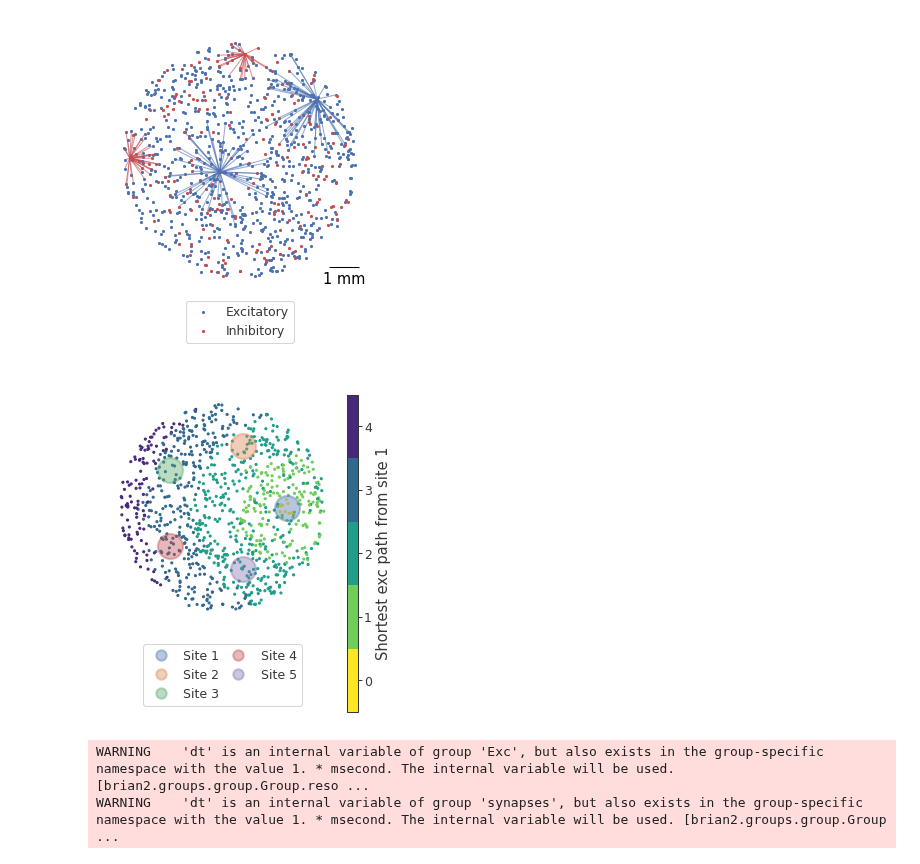
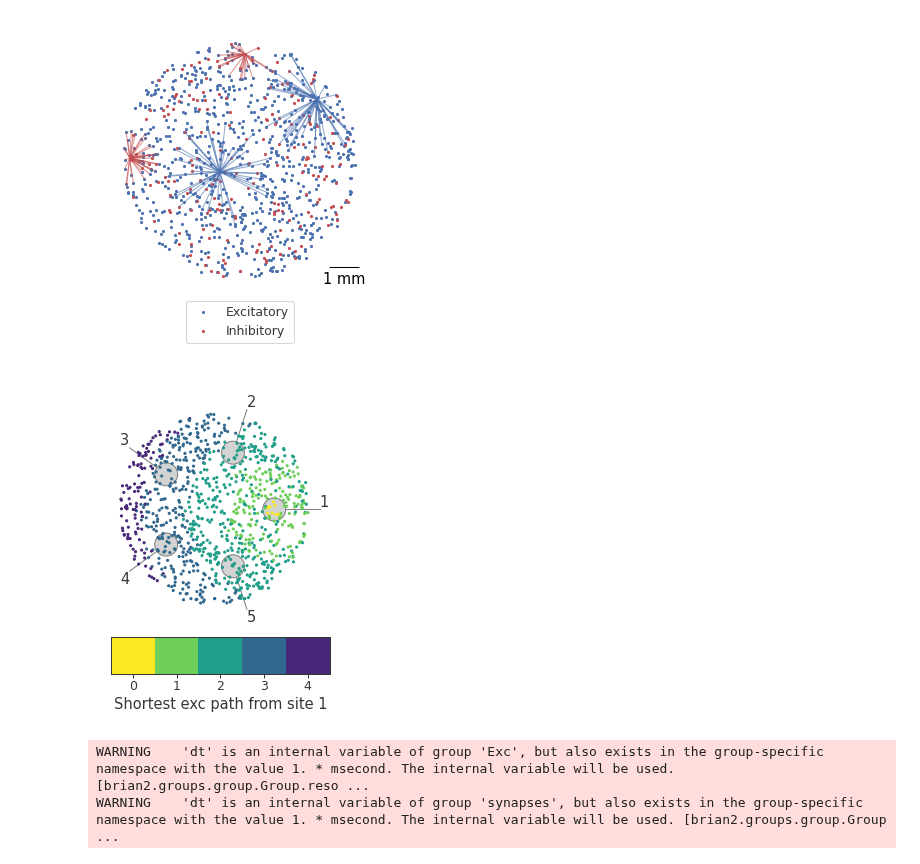
Before and after one commit to kernfel/plasticity-synergy-deviance-detection, a Jupyter notebook: Fig-setup.ipynb, the cells around one changed output. Saved outputs shown, nothing was run; the diff lists cells and outputs as text; code cells hidden in the pictures.

Commit message:
Revised Fig1c: Fewer colors, stim sites by annotation

```diff
--- a/Fig-setup.ipynb
+++ b/Fig-setup.ipynb
@@ -60,34 +60,35 @@ fig, axs = plt.subplots(2, figsize=(1.8, 2.2), dpi=150, height_ratios=(6,1), lay
 plot_structure(*axs)
 # %% [output]
 [figure]
+# %%
+def draw_stim_loc(ax):
+    for i, (x,y) in enumerate(zip(Xstim, Ystim)):
+        r = 0.12 * cfg.params['r_dish']  # Patch radius
+        k = 1.1 * cfg.params['r_dish']/cfg.params['stim_distribution_radius']  # Annotation radius
+        lpoints = np.asarray([1 + r/cfg.params['stim_distribution_radius'], k])
+        ax.add_patch(plt.Circle((x,y), r, fc='lightgrey', ec='grey', zorder=0))
+        ax.plot(lpoints*x, lpoints*y, 'grey', clip_on=False, zorder=0)
+        ax.text(k*x, k*y, i+1, ha='left' if x>=0 else 'right', va='bottom' if y>=0 else 'top', **styling.annotation_kwargs)
 # %%
-def plot_stim_structure(ax, cax, lax):
-    for c, coords in enumerate(zip(Xstim, Ystim)):
-        ax.plot(*coords, 'o', ms=12, alpha=.4, c=f'C{c}')
-        lax.plot([], 'o', ms=5, alpha=.4, label=f'Site {c+1}', c=f'C{c}')
+def plot_stim_structure(ax, cax):
 
     m = ax.scatter(X, Y, c=dA, s=1, cmap='viridis_r', vmax=dA_max-.5)
     ax.set_xticks([])
     ax.set_yticks([])
     ax.set_aspect('equal')
     sns.despine(ax=ax, left=True, bottom=True)
 
-    lax.legend(ncol=2, columnspacing=.5, loc='lower center')
-    lax.set_xticks([])
-    lax.set_yticks([])
-    lax.set_zorder(-1)
-    sns.despine(ax=lax, left=True, bottom=True)
+    draw_stim_loc(ax)
 
-    plt.colorbar(m, cax=cax, values=range(dA_max), label='Shortest exc path from site 1')
+    plt.colorbar(m, cax=cax, values=range(dA_max), label='Shortest exc path from site 1', orientation='horizontal')
 
 fig = plt.figure(figsize=(2,2.2), dpi=150, layout='compressed')
-gs = fig.add_gridspec(2, 2, width_ratios=(2, .1), height_ratios=(6,1))
+gs = fig.add_gridspec(2, 1, height_ratios=(6,1))
 plot_stim_structure(
-    fig.add_subplot(gs[0,0]),
-    fig.add_subplot(gs[:,1]),
-    fig.add_subplot(gs[1,0]))
+    fig.add_subplot(gs[0]),
+    fig.add_subplot(gs[1]))
 # %% [output]
-[figure, old version]
+[figure, new version]
 # %%
 dyn_params = cfg.params.copy()
 defaultclock.dt = dyn_params['dt']
```
Also changed, not shown: parts of 1 cell of this notebook.
